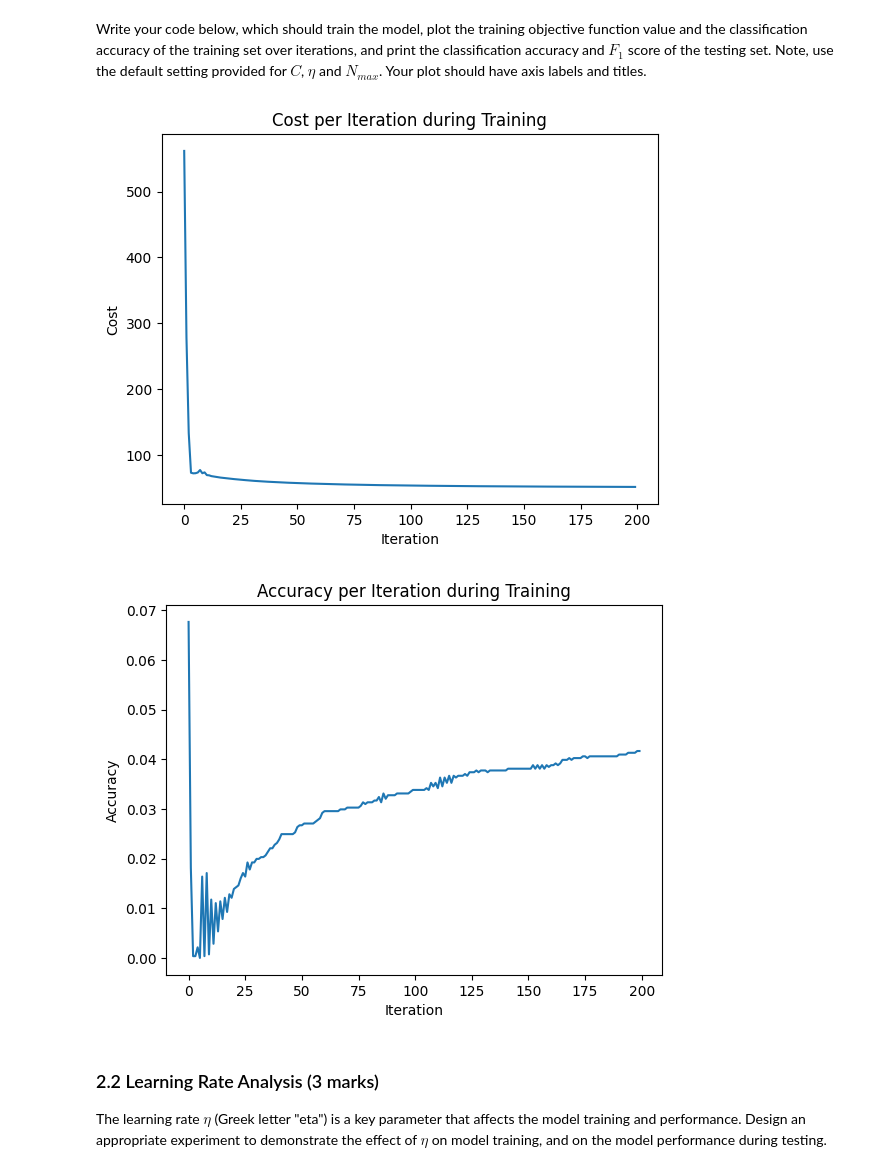
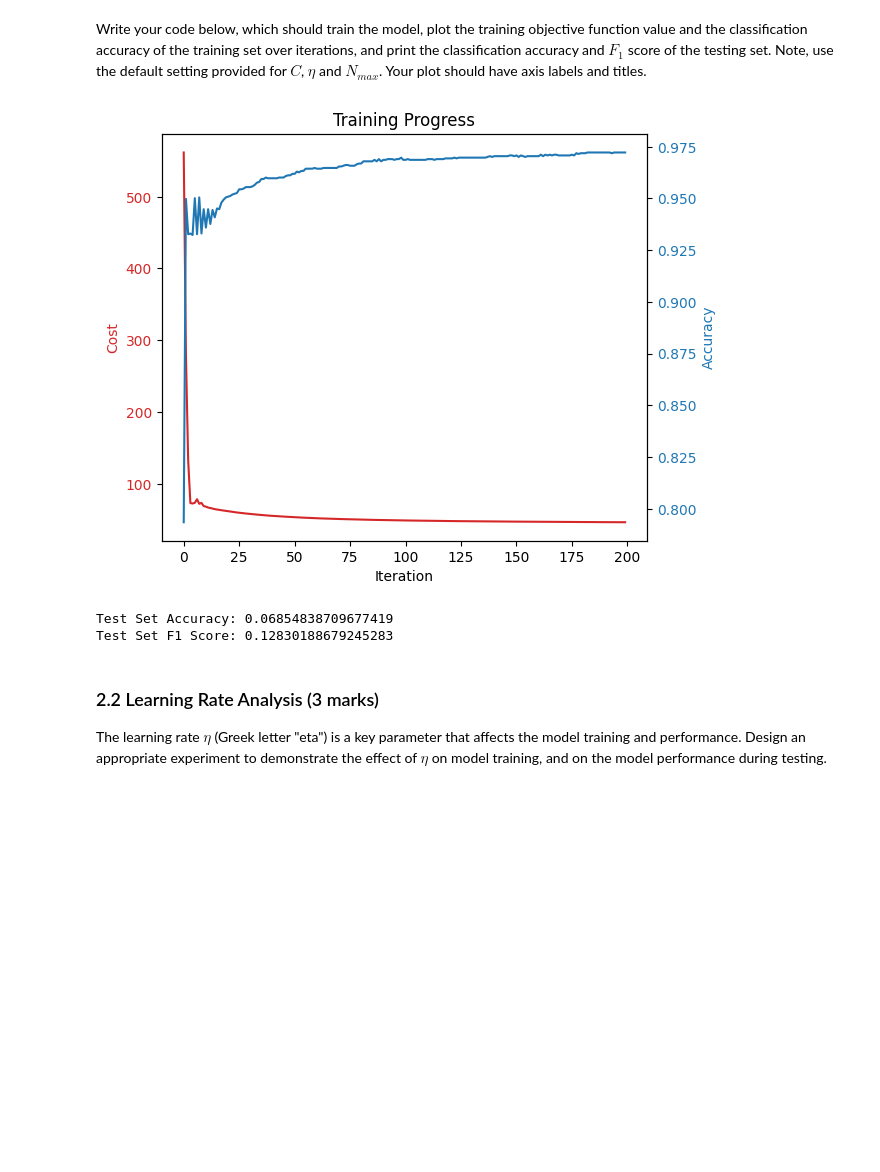
Before and after one commit to orbitaldr0p/COMP24112-Labs, a Jupyter notebook: COMP24112_CW.ipynb, the cells around one changed output. Drawn from its saved outputs; the diff is of its cells as text; code cells hidden in the pictures; blank space fills up the shorter version.

```diff
--- a/COMP24112_CW.ipynb
+++ b/COMP24112_CW.ipynb
@@ -143,7 +143,7 @@ def linear_predict(data, w):
     """
 
     X_tilde = np.hstack((np.ones((data.shape[0], 1)), data))
-    y_pred = np.sign(np.dot(X_tilde, w))
+    y_pred = np.dot(X_tilde, w) > 0
 
     return y_pred
 # %% [markdown]
@@ -166,37 +166,48 @@ train_X_cls = imputer.fit_transform(train_X_cls)
 train_X_cls = scaler.fit_transform(train_X_cls)
 # %% [markdown]
 Write your code below, which should train the model, plot the training objective function value and the classification accuracy of the training set over iterations, and print the classification accuracy and $F_1$ score of the testing set. Note, use the default setting provided for $C$, $\eta$ and $N_{max}$. Your plot should have axis labels and titles.
-# %%
-from sklearn.metrics import accuracy_score, f1_score
-
-# Train the model
-cost_all, w_all = linear_gd_train(train_X_cls, train_y_cls)
-# Plot accuracy and cost per iteration on training set
-plt.plot(cost_all)
-plt.xlabel('Iteration')
-plt.ylabel('Cost')
-plt.title('Cost per Iteration during Training')
-plt.show()
-
-train_accuracies = []
-for w in w_all:
-    train_predictions = linear_predict(train_X_cls, w)
-    accuracy = accuracy_score(train_y_cls, train_predictions)
-    train_accuracies.append(accuracy)
-
-# Plot accuracy per iteration
-plt.plot(train_accuracies)
-plt.xlabel('Iteration')
-plt.ylabel('Accuracy')
-plt.title('Accuracy per Iteration during Training')
-plt.show()
-
-# Apply imputation to the test set
-
-# Predict on test set, report accuracy and f1 score
-# %% [output]
-[figure, removed]
-[figure, removed]
+# %%
+from sklearn.metrics import accuracy_score, f1_score
+
+# Train the model
+cost_all, w_all = linear_gd_train(train_X_cls, train_y_cls)
+
+# Plot accuracy and cost per iteration on training set
+fig, ax1 = plt.subplots()
+
+color = 'tab:red'
+ax1.set_xlabel('Iteration')
+ax1.set_ylabel('Cost', color=color)
+ax1.plot(np.arange(len(cost_all)), cost_all, color=color)
+ax1.tick_params(axis='y', labelcolor=color)
+
+ax2 = ax1.twinx()
+color = 'tab:blue'
+ax2.set_ylabel('Accuracy', color=color)
+accuracy_per_iteration = [accuracy_score(train_y_cls, linear_predict(train_X_cls, w)) for w in w_all]
+ax2.plot(np.arange(len(accuracy_per_iteration)), accuracy_per_iteration, color=color)
+ax2.tick_params(axis='y', labelcolor=color)
+
+fig.tight_layout()
+plt.title('Training Progress')
+plt.show()
+
+# Apply imputation to the test set
+test_X_cls_imputed = imputer.transform(test_X_cls)
+
+# Predict on test set
+test_y_pred = linear_predict(test_X_cls_imputed, w_all[-1])  # Use the final weights from training
+
+# Report accuracy and f1 score
+accuracy = accuracy_score(test_y_cls, test_y_pred)
+f1 = f1_score(test_y_cls, test_y_pred)
+
+print("Test Set Accuracy:", accuracy)
+print("Test Set F1 Score:", f1)
+# %% [output]
+[figure, added]
+Test Set Accuracy: 0.06854838709677419
+Test Set F1 Score: 0.12830188679245283
 # %% [markdown]
 ### 2.2 Learning Rate Analysis (3 marks)
 
```
